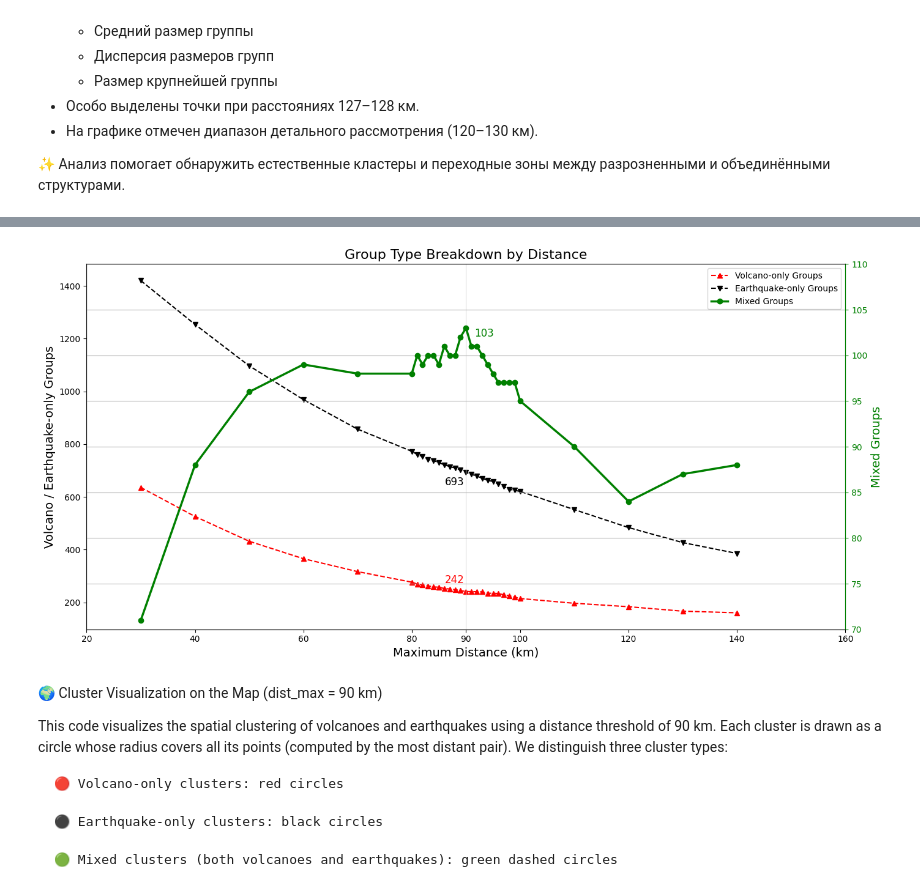
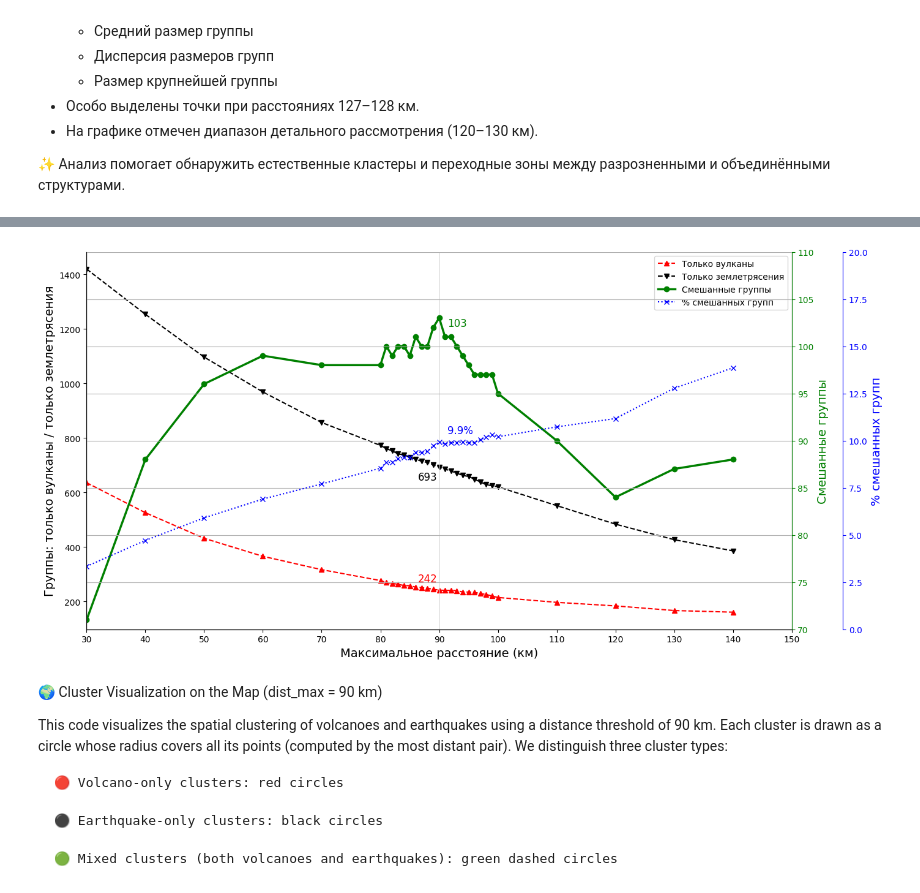
Before and after one commit to componavt/volcano_wikidata, a Jupyter notebook: src/ voleq_group_types.ipynb, the cells around one changed output, grey strips where cells are left out. Saved outputs shown, nothing was run; the diff lists cells and outputs as text; code cells hidden in the pictures.

Commit message:
+ trans to legend

```diff
--- a/src/ voleq_group_types.ipynb
+++ b/src/ voleq_group_types.ipynb
@@ -206,6 +206,7 @@ mixed_group_list = []
 volcano_only_counts = []
 earthquake_only_counts = []
 mixed_group_counts = []
+mixed_group_percent_list = []
 
 def haversine_distances(coords):
     """Approximate distances matrix on the sphere."""
@@ -261,36 +262,59 @@ for dist_max in distances_max_list:
     earthquake_only_list.append(e_only)
     mixed_group_list.append(both)
 
+    total_groups = v_only + e_only + both
+    percent_mixed = (both / total_groups * 100) if total_groups > 0 else 0
+    mixed_group_percent_list.append(percent_mixed)
+
     #print(f"dist_max={dist_max} km: volcano-only={v_only}, earthquake-only={e_only}, mixed={both}")
     print(f"dist_max={dist_max} km: {len(connected_components)} groups, "
       f"only volcano: {v_only}, only earthquakes: {e_only}, mixed: {both}, "
       f"avg size {np.mean(group_sizes):.2f}, "
-      f"largest group {np.max(group_sizes)}, largest diameter {np.max(group_diameters):.2f} km")
+      f"largest group {np.max(group_sizes)}, largest diameter {np.max(group_diameters):.2f} km, "
+      f"% mixed: {percent_mixed:.1f}%")
 
-# === PLOT ONLY THE NEW THREE CURVES ===
+# === PLOT ONLY THE NEW FOUR CURVES ===
 
 fig, host = plt.subplots(figsize=(14, 7))
 par2 = host.twinx()
+par3 = host.twinx()
+
+# Offset third y-axis
+par3.spines['right'].set_position(('outward', 60))
 
 # Main plots
-p1, = host.plot(distances_max_list, volcano_only_list, linestyle='--', marker='^', label='Volcano-only Groups', color='red')
-p2, = host.plot(distances_max_list, earthquake_only_list, linestyle='dashed', marker='v', label='Earthquake-only Groups', color='black')
-p3, = par2.plot(distances_max_list, mixed_group_list, linestyle='-', marker='o', label='Mixed Groups', color='green', linewidth=2.5)
+p1, = host.plot(distances_max_list, volcano_only_list, linestyle='--', marker='^', label=tr('Volcano-only Groups', 'Только вулканы'), color='red')
+p2, = host.plot(distances_max_list, earthquake_only_list, linestyle='dashed', marker='v', label=tr('Earthquake-only Groups', 'Только землетрясения'), color='black')
+p3, = par2.plot(distances_max_list, mixed_group_list, linestyle='-', marker='o', label=tr('Mixed Groups', 'Смешанные группы'), color='green', linewidth=2.5)
+p4, = par3.plot(distances_max_list, mixed_group_percent_list, linestyle=':', marker='x', label=tr('% Mixed Groups', '% смешанных групп'), color='blue')
 
 # Labels and titles
-host.set_xlabel("Maximum Distance (km)", fontsize=14)
-host.set_ylabel("Volcano / Earthquake-only Groups", fontsize=14, color='black')
-par2.set_ylabel("Mixed Groups", fontsize=14, color='green')
+host.set_xlabel(tr("Maximum Distance (km)", "Максимальное расстояние (км)"), fontsize=14)
+host.set_ylabel(tr("Volcano / Earthquake-only Groups", "Группы: только вулканы / только землетрясения"), fontsize=14, color='black')
 
 # Green axis styling
+par2.set_ylabel(tr("Mixed Groups", "Смешанные группы"), fontsize=14, color='green')
+par3.set_ylabel(tr("% Mixed Groups", "% смешанных групп"), fontsize=14, color='blue')
+
+# Axis styling
+host.spines['top'].set_visible(False)
+par2.spines['top'].set_visible(False)
+par3.spines['top'].set_visible(False)
+
 par2.tick_params(axis='y', colors='green')
 par2.spines['right'].set_color('green')
-
 par2.set_ylim(70, 110)
 
+par3.tick_params(axis='y', colors='blue')
+par3.spines['right'].set_color('blue')
+par3.set_ylim(0, 20)
+
+# Set X axis limits
+host.set_xlim(30, 150)
+
 # Add tick and vertical line at x=90
-if 90 not in host.get_xticks():
-    host.set_xticks(list(host.get_xticks()) + [90])
+xticks = range(30, 151, 10)
+host.set_xticks(xticks)
 host.axvline(x=90, color='lightgrey', linestyle='-', linewidth=0.7)
 
 # Annotate values at dist_max = 90
@@ -301,14 +325,18 @@ host.annotate(f"{earthquake_only_list[index_90]}", xy=(90, earthquake_only_list[
               xytext=(-25, -15), textcoords='offset points', fontsize=12, color='black')
 par2.annotate(f"{mixed_group_list[index_90]}", xy=(90, mixed_group_list[index_90]),
               xytext=(10, -10), textcoords='offset points', fontsize=12, color='green')
+par3.annotate(f"{mixed_group_percent_list[index_90]:.1f}%", xy=(90, mixed_group_percent_list[index_90]),
+              xytext=(10, 10), textcoords='offset points', fontsize=12, color='blue')
 
 # Combine legends
-lines = [p1, p2, p3]
+lines = [p1, p2, p3, p4]
 labels = [line.get_label() for line in lines]
 host.legend(lines, labels, loc='upper right')
 
-plt.title("Group Type Breakdown by Distance", fontsize=16)
-plt.grid(True)
+#plt.title(tr("Group Type Breakdown by Distance", "Типы групп в зависимости от расстояния"), fontsize=16)
+#plt.grid(True)
+plt.grid(axis='y')
 plt.tight_layout()
+plt.savefig("group_type_breakdown.png", dpi=300, transparent=True)
 plt.show()
 # %% [output]
@@ -332,4 +360,4 @@ dist_max=140 km: 635 groups, only volcano: 161, only earthquakes: 386, mixed: 88
-[figure, old version]
+[figure, new version]
 # %% [markdown]
 🌍 Cluster Visualization on the Map (dist_max = 90 km)
 
```
Also changed, not shown: parts of 5 cells of this notebook.
